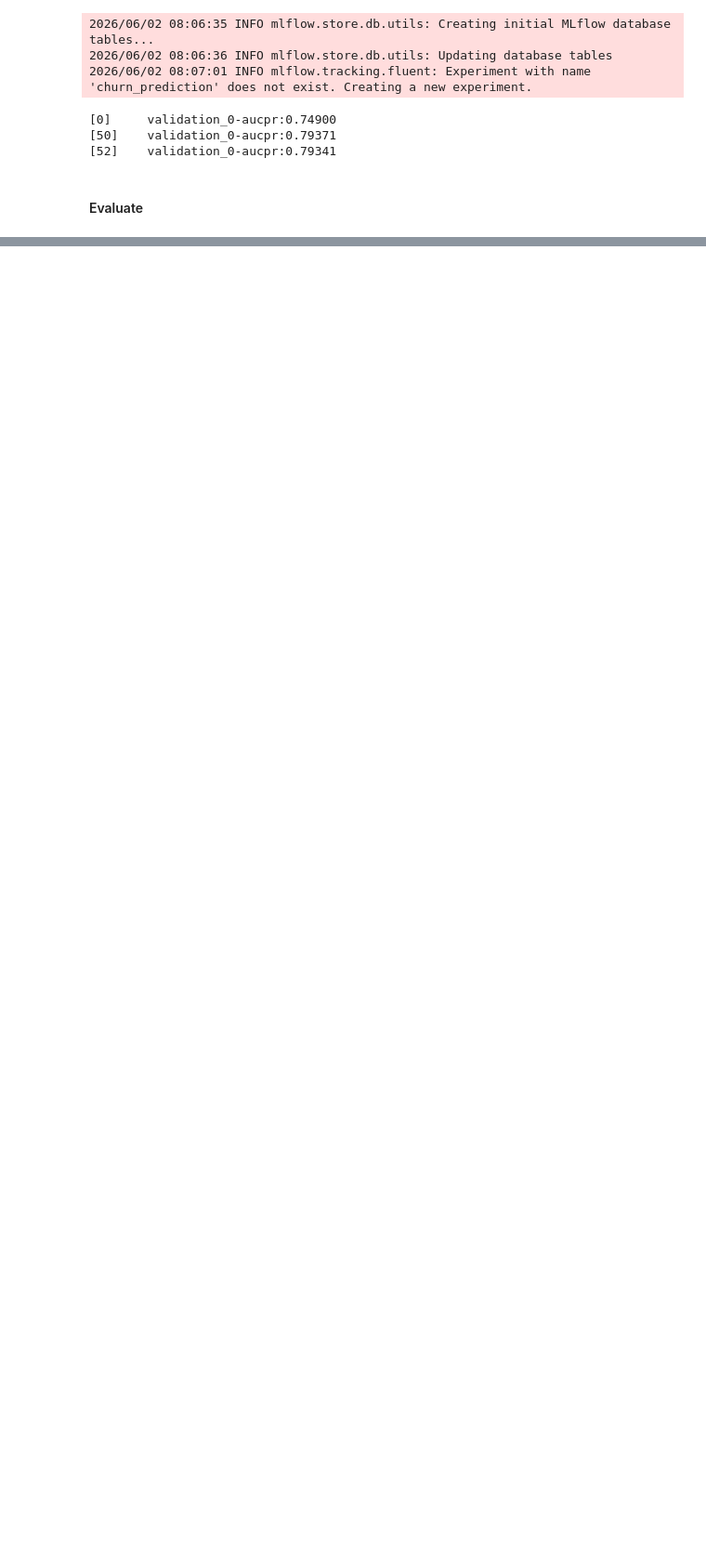
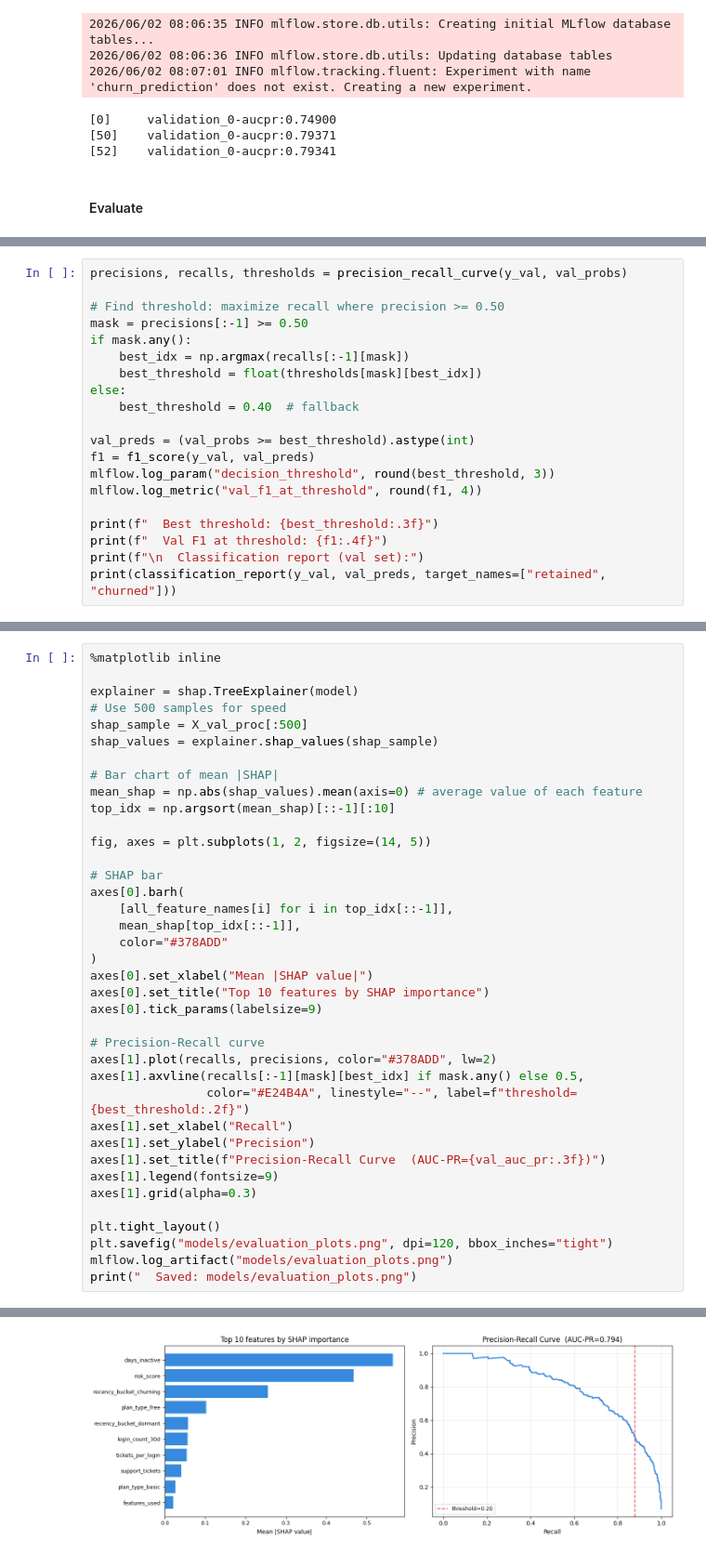
Before and after one commit to omogbolahan94/ChurnGuard-MLops-Customer-Retention-Pipeline, a Jupyter notebook: main.ipynb, the cells around one changed output, grey strips where cells are left out. Shown at 93% size. Cells and saved outputs as stored; diff of their text form; blank space fills up the shorter version.

Commit message:
AUC-PR Curve plot & best feature importance

```diff
--- a/main.ipynb
+++ b/main.ipynb
@@ -483,0 +492,20 @@ print(f"  Test AUC-PR:  {test_auc_pr:.4f}")
+# %%
+precisions, recalls, thresholds = precision_recall_curve(y_val, val_probs)
+
+# Find threshold: maximize recall where precision >= 0.50
+mask = precisions[:-1] >= 0.50
+if mask.any():
+    best_idx = np.argmax(recalls[:-1][mask])
+    best_threshold = float(thresholds[mask][best_idx])
+else:
+    best_threshold = 0.40  # fallback
+
+val_preds = (val_probs >= best_threshold).astype(int)
+f1 = f1_score(y_val, val_preds)
+mlflow.log_param("decision_threshold", round(best_threshold, 3))
+mlflow.log_metric("val_f1_at_threshold", round(f1, 4))
+
+print(f"  Best threshold: {best_threshold:.3f}")
+print(f"  Val F1 at threshold: {f1:.4f}")
+print(f"\n  Classification report (val set):")
+print(classification_report(y_val, val_preds, target_names=["retained", "churned"]))
@@ -483,0 +527,39 @@ print(f"  Test AUC-PR:  {test_auc_pr:.4f}")
+# %%
+%matplotlib inline
+
+explainer = shap.TreeExplainer(model)
+# Use 500 samples for speed
+shap_sample = X_val_proc[:500]
+shap_values = explainer.shap_values(shap_sample)
+
+# Bar chart of mean |SHAP|
+mean_shap = np.abs(shap_values).mean(axis=0) # average value of each feature
+top_idx = np.argsort(mean_shap)[::-1][:10]
+
+fig, axes = plt.subplots(1, 2, figsize=(14, 5))
+
+# SHAP bar
+axes[0].barh(
+    [all_feature_names[i] for i in top_idx[::-1]],
+    mean_shap[top_idx[::-1]],
+    color="#378ADD"
+)
+axes[0].set_xlabel("Mean |SHAP value|")
+axes[0].set_title("Top 10 features by SHAP importance")
+axes[0].tick_params(labelsize=9)
+
+# Precision-Recall curve
+axes[1].plot(recalls, precisions, color="#378ADD", lw=2)
+axes[1].axvline(recalls[:-1][mask][best_idx] if mask.any() else 0.5,
+                color="#E24B4A", linestyle="--", label=f"threshold={best_threshold:.2f}")
+axes[1].set_xlabel("Recall")
+axes[1].set_ylabel("Precision")
+axes[1].set_title(f"Precision-Recall Curve  (AUC-PR={val_auc_pr:.3f})")
+axes[1].legend(fontsize=9)
+axes[1].grid(alpha=0.3)
+
+plt.tight_layout()
+plt.savefig("models/evaluation_plots.png", dpi=120, bbox_inches="tight")
+mlflow.log_artifact("models/evaluation_plots.png")
+print("  Saved: models/evaluation_plots.png")
+# %% [output]
@@ -483,0 +567 @@ print(f"  Test AUC-PR:  {test_auc_pr:.4f}")
+[figure, added]
```
Also changed, not shown: parts of 5 cells of this notebook, 2 other files.
